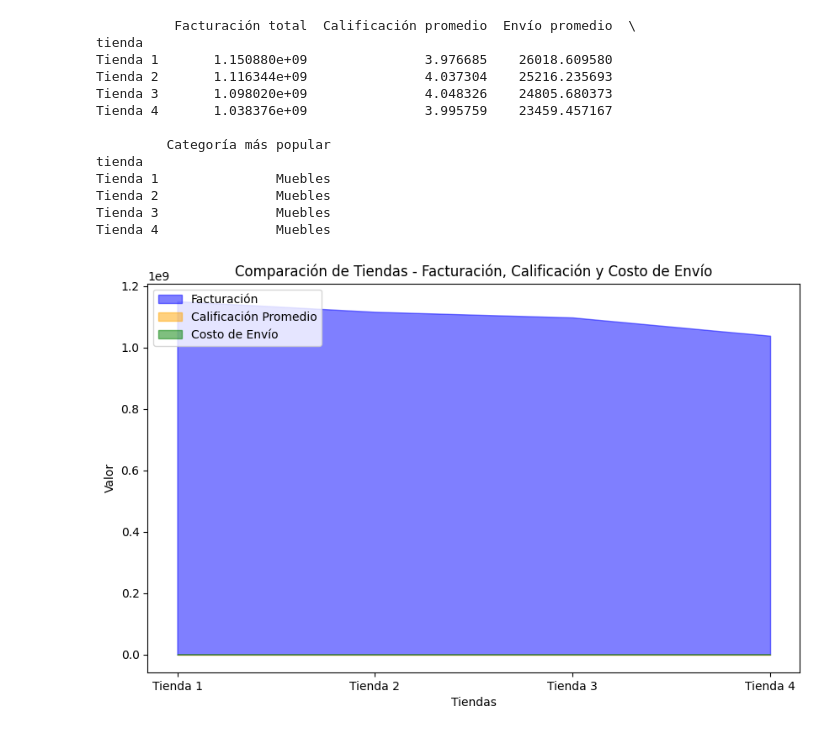
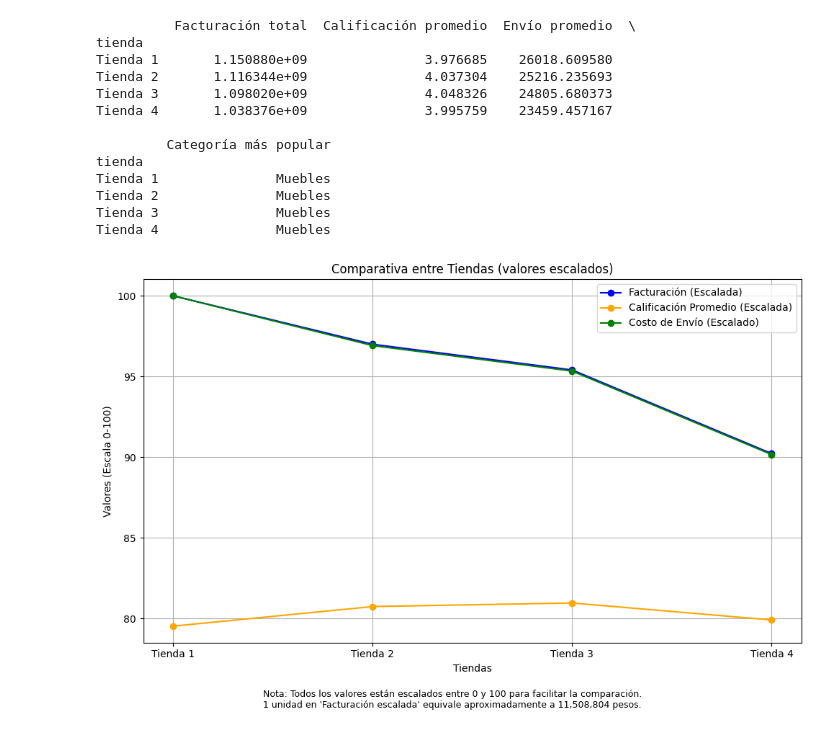
Before and after one commit to DaniBntz/AluraStore, a Jupyter notebook: Challenge_AluraStoreLatam.ipynb, the cells around one changed output. Saved outputs shown, nothing was run; the diff lists cells and outputs as text; code cells hidden in the pictures.

```diff
--- a/Challenge_AluraStoreLatam.ipynb
+++ b/Challenge_AluraStoreLatam.ipynb
@@ -637,32 +628,43 @@ Tienda 1               Muebles
 Tienda 2               Muebles
 Tienda 3               Muebles
 Tienda 4               Muebles
-# %%
-
-
-# Datos de ejemplo
-tiendas = ['Tienda 1', 'Tienda 2', 'Tienda 3', 'Tienda 4']
-facturacion = facturacion_total.values
-calificaciones = promedio_calificacion.values * 100  # Escalamos las calificaciones (de 0-5 a 0-100)
-envios = costo_envio_promedio.values
-
-# Crear el gráfico de áreas
-plt.figure(figsize=(10, 6))
-
-# Graficar las áreas
-plt.fill_between(tiendas, facturacion, color='blue', alpha=0.5, label='Facturación')
-plt.fill_between(tiendas, calificaciones, color='orange', alpha=0.5, label='Calificación Promedio')
-plt.fill_between(tiendas, envios, color='green', alpha=0.5, label='Costo de Envío')
-
-# Títulos y etiquetas
-plt.title('Comparación de Tiendas - Facturación, Calificación y Costo de Envío')
-plt.xlabel('Tiendas')
-plt.ylabel('Valor')
-
-# Mostrar leyenda
-plt.legend(loc='upper left')
-
-# Mostrar gráfico
-plt.show()
-# %% [output]
-[figure, removed]
+# %%
+import matplotlib.pyplot as plt
+
+# Datos
+tiendas = ['Tienda 1', 'Tienda 2', 'Tienda 3', 'Tienda 4']
+facturacion = facturacion_total.values
+calificaciones = promedio_calificacion.values
+envios = costo_envio_promedio.values
+
+# Como los valores para facturación son muy grandes, y no se representarían
+# bien en una gráfica escalo todos los datos a una base común (0 a 100)
+max_fact = max(facturacion)
+facturacion_escalada = (facturacion / max_fact) * 100
+envios_escalados = (envios / max(envios)) * 100
+calificaciones_escaladas = (calificaciones / 5) * 100  # 5 es la calificación máxima
+
+# Graficamos
+plt.figure(figsize=(10, 6))
+
+plt.plot(tiendas, facturacion_escalada, marker='o', label='Facturación (Escalada)', color='blue')
+plt.plot(tiendas, calificaciones_escaladas, marker='o', label='Calificación Promedio (Escalada)', color='orange')
+plt.plot(tiendas, envios_escalados, marker='o', label='Costo de Envío (Escalado)', color='green')
+
+# Títulos y etiquetas
+plt.title('Comparativa entre Tiendas (valores escalados)')
+plt.xlabel('Tiendas')
+plt.ylabel('Valores (Escala 0-100)')
+plt.legend(loc='upper right')
+
+# Texto adicional que explique la escala
+plt.figtext(0.5, -0.05,
+            "Nota: Todos los valores están escalados entre 0 y 100 para facilitar la comparación.\n"
+            f"1 unidad en 'Facturación escalada' equivale aproximadamente a {round(max_fact / 100):,} pesos.",
+            wrap=True, horizontalalignment='center', fontsize=9)
+
+plt.grid(True)
+plt.tight_layout()
+plt.show()
+# %% [output]
+[figure, added]
```
Also changed, not shown: parts of 4 cells of this notebook.
